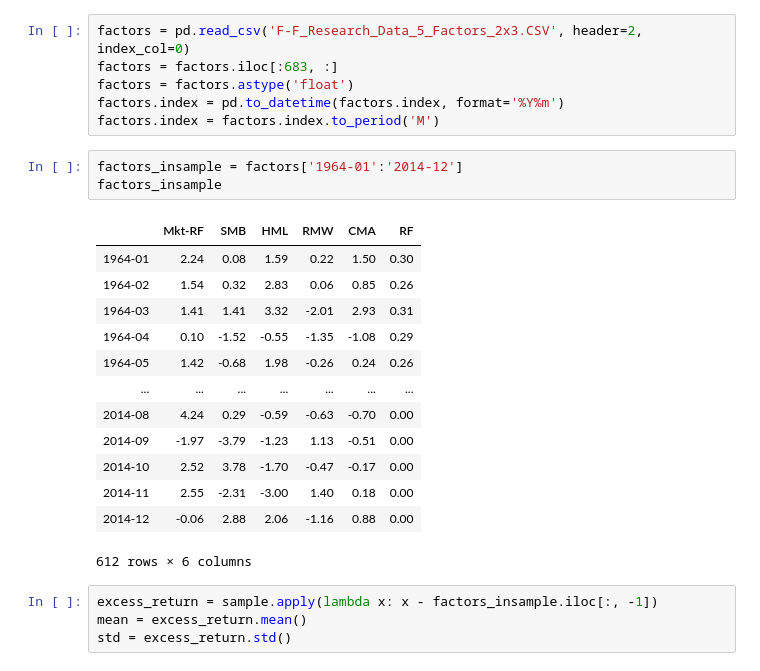
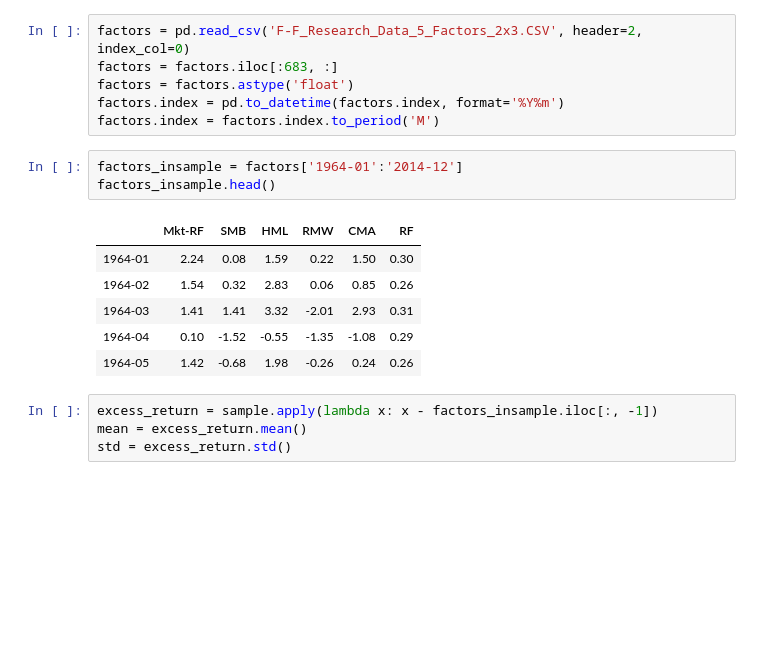
Before and after one commit to zhangzijie-lab/QF5207, a Jupyter notebook: QF5207_Project.ipynb, the cells around one changed output. Saved outputs shown, nothing was run; the diff lists cells and outputs as text; blank space fills up the shorter version.

```diff
--- a/QF5207_Project.ipynb
+++ b/QF5207_Project.ipynb
@@ -44,21 +40,14 @@ factors.index = pd.to_datetime(factors.index, format='%Y%m')
 factors.index = factors.index.to_period('M')
 # %%
 factors_insample = factors['1964-01':'2014-12']
-factors_insample
+factors_insample.head()
 # %% [output]
 |  | Mkt-RF | SMB | HML | RMW | CMA | RF |
 | 1964-01 | 2.24 | 0.08 | 1.59 | 0.22 | 1.50 | 0.30 |
 | 1964-02 | 1.54 | 0.32 | 2.83 | 0.06 | 0.85 | 0.26 |
 | 1964-03 | 1.41 | 1.41 | 3.32 | -2.01 | 2.93 | 0.31 |
 | 1964-04 | 0.10 | -1.52 | -0.55 | -1.35 | -1.08 | 0.29 |
 | 1964-05 | 1.42 | -0.68 | 1.98 | -0.26 | 0.24 | 0.26 |
-| ... | ... | ... | ... | ... | ... | ... |
-| 2014-08 | 4.24 | 0.29 | -0.59 | -0.63 | -0.70 | 0.00 |
-| 2014-09 | -1.97 | -3.79 | -1.23 | 1.13 | -0.51 | 0.00 |
-| 2014-10 | 2.52 | 3.78 | -1.70 | -0.47 | -0.17 | 0.00 |
-| 2014-11 | 2.55 | -2.31 | -3.00 | 1.40 | 0.18 | 0.00 |
-| 2014-12 | -0.06 | 2.88 | 2.06 | -1.16 | 0.88 | 0.00 |
-612 rows × 6 columns
 # %%
 excess_return = sample.apply(lambda x: x - factors_insample.iloc[:, -1])
 mean = excess_return.mean()
```
Also changed, not shown: parts of 40 cells of this notebook, 15 other files.
